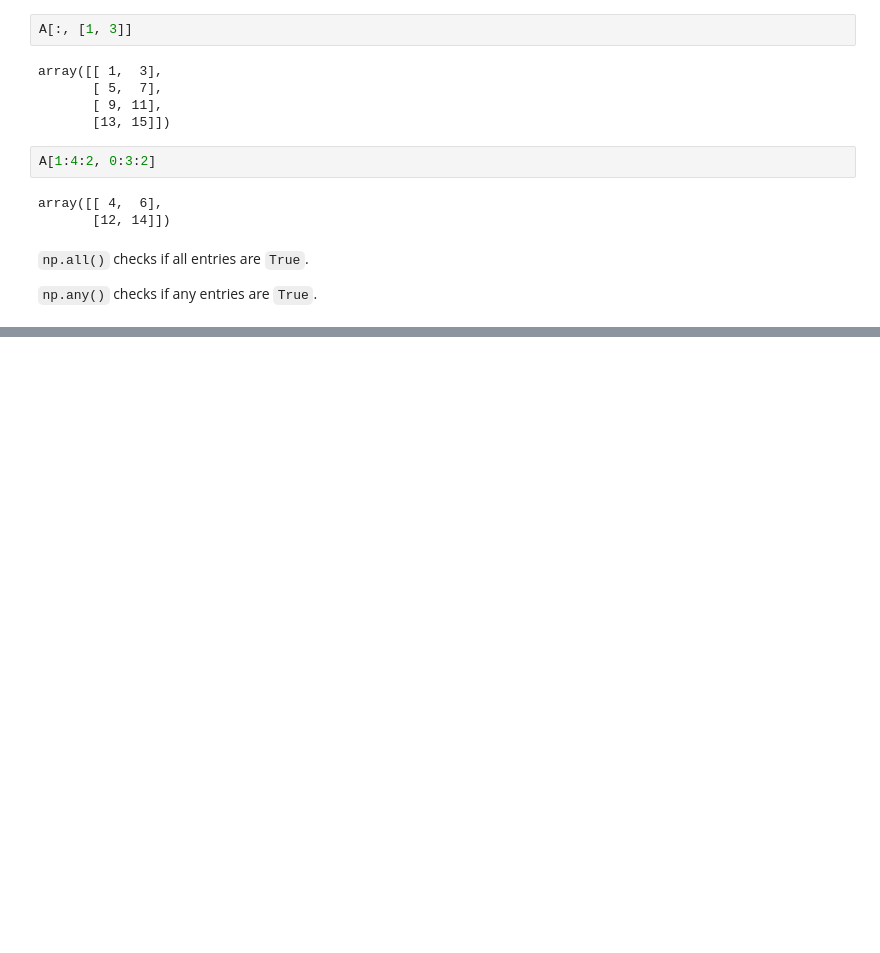
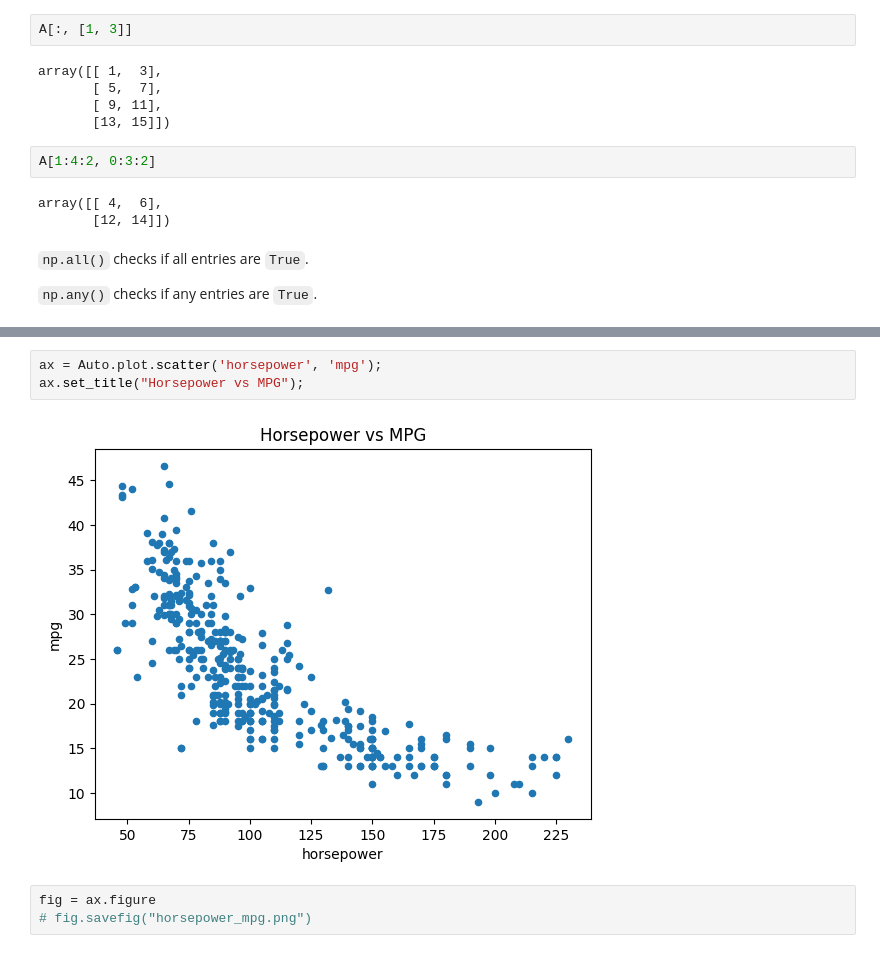
Before and after one commit to Adarsh0047/Introduction-to-Statistical-Learning-With-Python, a Jupyter notebook: Chapter_2_basics.ipynb, the cells around one changed output, grey strips where cells are left out. Cells and saved outputs as stored; diff of their text form; blank space fills up the shorter version.

```diff
--- a/Chapter_2_basics.ipynb
+++ b/Chapter_2_basics.ipynb
@@ -352,0 +699,8 @@ array([[ 4,  6],
+# %%
+ax = Auto.plot.scatter('horsepower', 'mpg');
+ax.set_title("Horsepower vs MPG");
+# %% [output]
+[figure, added]
+# %%
+fig = ax.figure
+# fig.savefig("horsepower_mpg.png")
```
Also changed, not shown: parts of 46 cells of this notebook, 2 other files.
